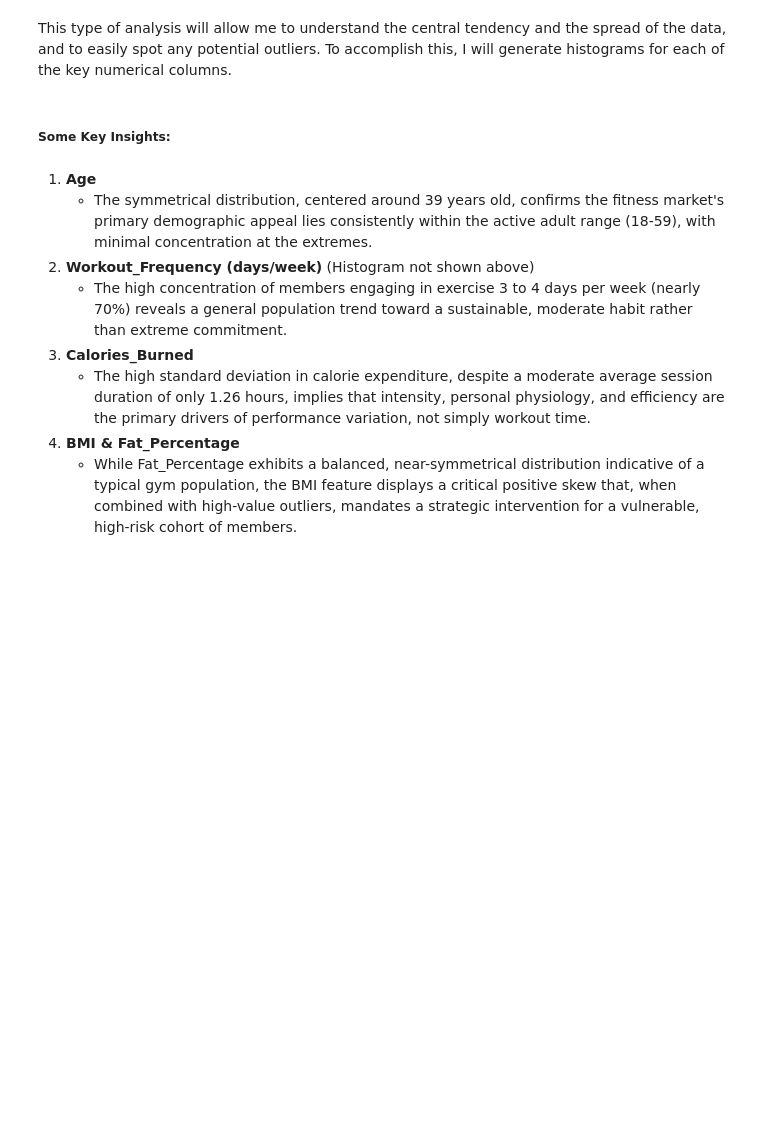
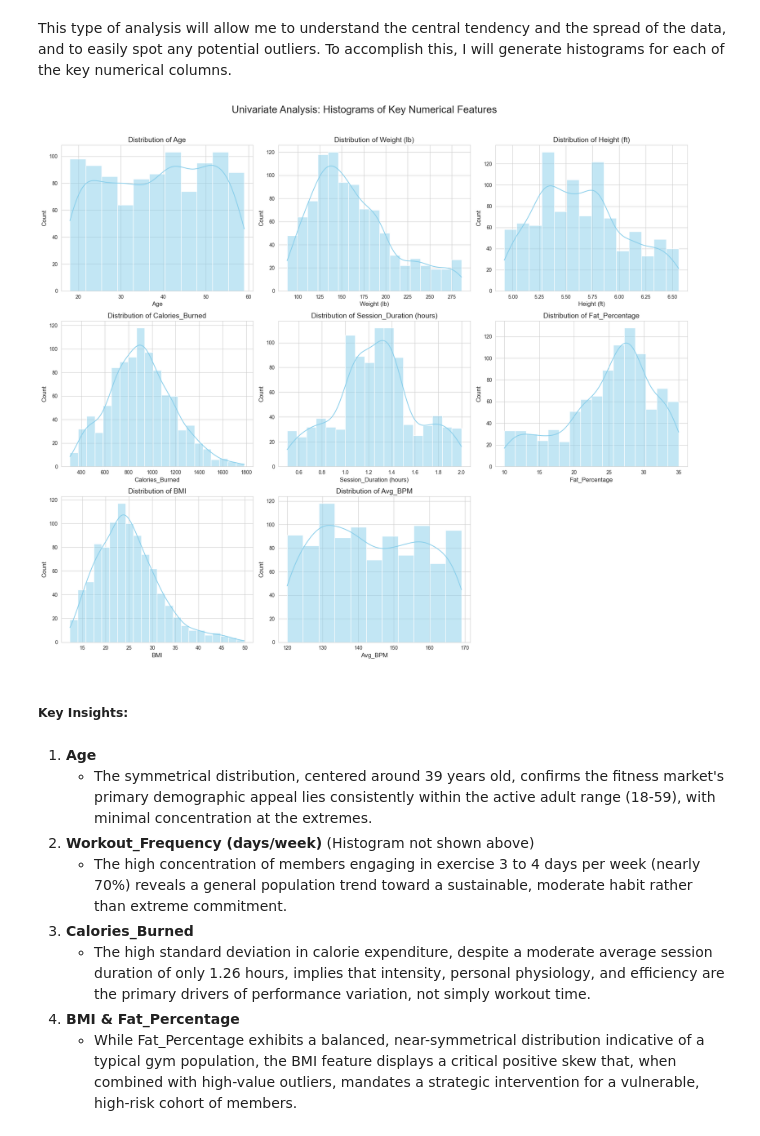
Before and after one commit to axelcabato/da-proj-1, a Jupyter notebook: 1stDAProject.ipynb, the cells around one changed output. Drawn from its saved outputs; the diff is of its cells as text; code cells hidden in the pictures; blank space fills up the shorter version.

```diff
--- a/1stDAProject.ipynb
+++ b/1stDAProject.ipynb
@@ -109,47 +179,62 @@ I have determined that the first step of my visual analysis should be to examine
 # %% [markdown]
 This type of analysis will allow me to understand the central tendency and the spread of the data, and to easily spot any potential outliers. To accomplish this, I will generate histograms for each of the key numerical columns.
 # %%
-# Import the Matplotlib and seaborn
+import pandas as pd
 import matplotlib.pyplot as plt
 import seaborn as sns
 
+# Load the dataset
+# Assuming the file is in the current working directory.
+df_copy = df.copy()
+
 # Define the numerical features for univariate analysis
 numerical_features = ["Age", "Weight (lb)", "Height (ft)", "Calories_Burned",
-                      "Session_Duration (hours)", "Fat_Percentage", "BMI"]
+                      "Session_Duration (hours)", "Fat_Percentage", "BMI", "Avg_BPM"]
 
 # Set the style for the plots
 sns.set_style("whitegrid")
 
-# Create a figure and a set of subplots (3x3 grid for 7 plots)
+# Create a figure and a set of subplots (3x3 grid for the 8 plots)
+# Note: Changing to 3x3 to accommodate 8 plots efficiently.
 fig, axes = plt.subplots(nrows=3, ncols=3, figsize=(18, 15))
 
 # Flatten the axes array to easily iterate through it
 axes = axes.flatten()
 
 # Iterate through the numerical features and create a histogram for each
 for i, feature in enumerate(numerical_features):
     ax = axes[i]
     # Use seaborn's histplot to create a histogram with a KDE curve
-    sns.histplot(data=df, x=feature, kde=True, ax=ax, color="skyblue")
+    sns.histplot(data=df_copy, x=feature, kde=True, ax=ax, color="skyblue")
     ax.set_title(f"Distribution of {feature}", fontsize=14)
     ax.set_xlabel(feature, fontsize=12)
     ax.set_ylabel("Count", fontsize=12)
 
-# Hide any unused subplots
+# Hide any unused subplots (in a 3x3 grid, there is 1 unused subplot for 8 features)
 for j in range(len(numerical_features), len(axes)):
     axes[j].axis("off")
 
 # Set a main title for the entire figure
 fig.suptitle(
-    "Univariate Analysis: Histograms of Key Numerical Features", fontsize=20, y=1.02)
+    "Univariate Analysis: Histograms of Key Numerical Features", fontsize=20, y=1.02
+)
 
-# Adjust layout to prevent titles from overlapping
+# Apply tight layout for non-overlapping plots
 plt.tight_layout()
 
-# Display the plots
+# --- FINAL COMMANDS (Updated) ---
+# 1. Save the figure to a file
+plt.savefig('univariate_histograms.png')
+
+# 2. Display the figure on the screen
 plt.show()
+
+# 3. Close the figure and free up memory
+plt.close()
+# %% [output]
+[figure, added]
 # %% [markdown]
-##### Some Key Insights:
+##### Key Insights:
 # %% [markdown]
 1. **Age**
     - The symmetrical distribution, centered around 39 years old, confirms the fitness market's primary demographic appeal lies consistently within the active adult range (18-59), with minimal concentration at the extremes.
```
Also changed, not shown: parts of 12 cells of this notebook, 1 other file.
